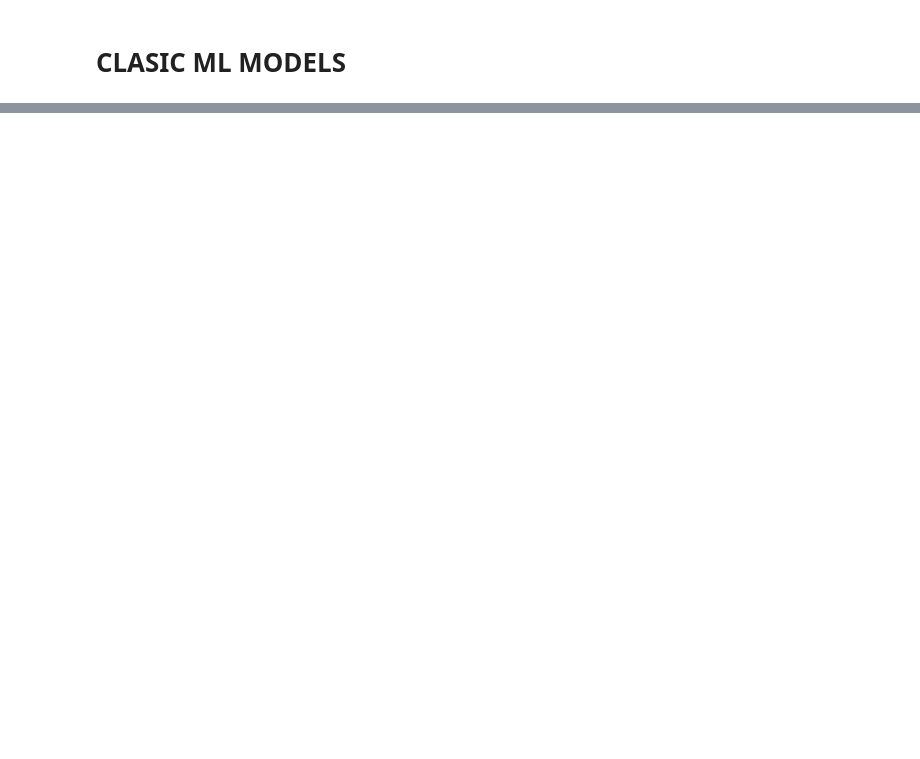
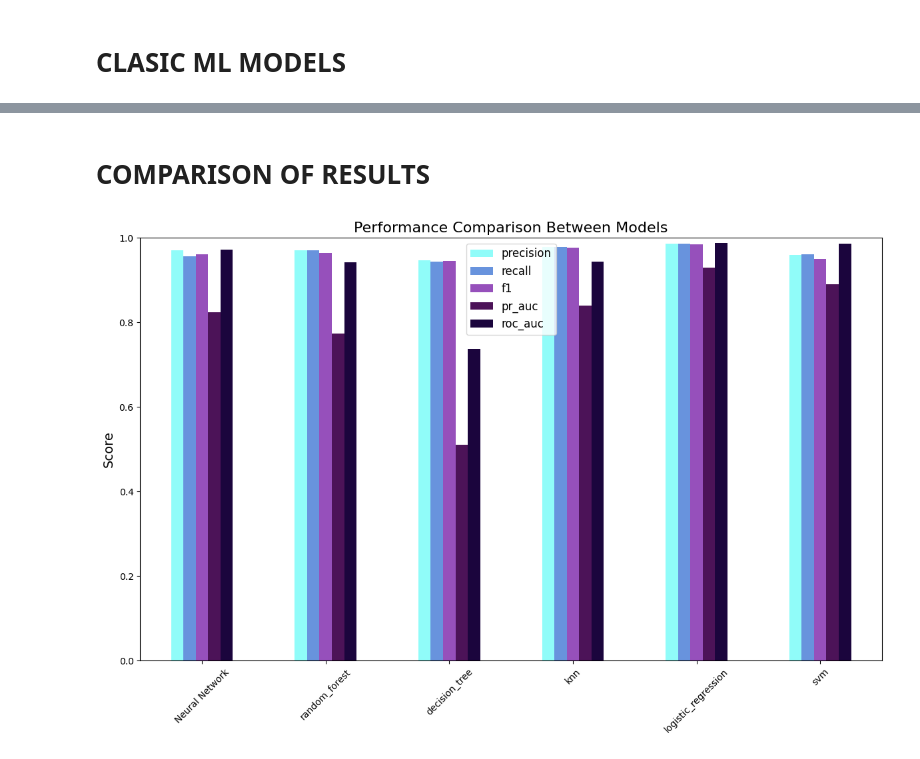
Before and after one commit to dtx1007/tfg_24_25, a Jupyter notebook: prototypes/torch_nn.ipynb, the cells around one changed output, grey strips where cells are left out. Saved outputs shown, nothing was run; the diff lists cells and outputs as text; code cells hidden in the pictures; blank space fills up the shorter version.

Commit message:
Añadidas métricas de evaluación de los modelos y gráficas de comparación.

```diff
--- a/prototypes/torch_nn.ipynb
+++ b/prototypes/torch_nn.ipynb
@@ -245,7 +244,7 @@ model = model.to(device)
 # Training loop
 model.train()
 for epoch in range(EPOCHS):
-    total_loss = 0
+    epoch_train_loss = 0
     for seq_feats, scalars, label in loader:
         # Move data to device
         seq_feats = {k: v.to(device) for k, v in seq_feats.items()}
@@ -258,8 +257,8 @@ for epoch in range(EPOCHS):
         loss = criterion(logits, label)
         loss.backward()
         optimizer.step()
-        total_loss += loss.item()
+        epoch_train_loss += loss.item()
 
-    print(f"Epoch {epoch + 1}/{EPOCHS} — Loss: {total_loss / len(loader):.4f}")
+    print(f"Epoch {epoch + 1}/{EPOCHS} — Loss: {epoch_train_loss / len(loader):.4f}")
 # %% [output]
 Using device: cuda
@@ -624,11 +690,10 @@ print(f"Extracted embeddings shape: {X.shape}, Labels shape: {y.shape}")
 models = {
     "random_forest": RandomForestClassifier(n_estimators=100, random_state=42),
     "decision_tree": DecisionTreeClassifier(random_state=42),
-    "knn": KNeighborsClassifier(n_neighbors=5)
+    "knn": KNeighborsClassifier(n_neighbors=5),
+    "logistic_regression": LogisticRegression(max_iter=1000, random_state=42),
+    "svm": SVC(probability=True, random_state=42),
 }
-
-# Train classical models on the extracted embeddings
-classic_results = train_classical_models(models, X, y)
 
 # Train classical models using cross-validation
 cv_results = train_classical_models_cv(models, X, y, cv=5)
@@ -680,3 +720,62 @@ for name, model in models.items():
 # Load the classical models
 for name in models.keys():
     models[name] = joblib.load(f"./classic_models/{name}_model.pkl")
+# %% [markdown]
+# COMPARISON OF RESULTS
+# %%
+import matplotlib.pyplot as plt
+import seaborn as sns
+
+%matplotlib inline
+plt.rcParams['figure.figsize'] = (14, 8)
+# %%
+# Organize results for plotting
+def prepare_metrics_for_comparison(nn_results, classic_results):
+    # Neural Network data - average metrics across folds
+    nn_metrics = {
+        'precision': np.mean(nn_results['precision']),
+        'recall': np.mean(nn_results['recall']),
+        'f1': np.mean(nn_results['f1']),
+        'pr_auc': np.mean(nn_results['pr_auc']),
+        'roc_auc': np.mean(nn_results['roc_auc']),
+        'model_size': np.mean(nn_results['model_size'])
+    }
+
+    # Classical models data - average metrics across folds for each model
+    classic_metrics = {}
+    for model_name, results in classic_results.items():
+        classic_metrics[model_name] = {
+            'precision': np.mean(results['precision']),
+            'recall': np.mean(results['recall']),
+            'f1': np.mean(results['f1']),
+            'pr_auc': np.mean(results['pr_auc']),
+            'roc_auc': np.mean(results['roc_auc']),
+            'model_size': np.mean(results['model_size'])
+        }
+
+    # Combine all results
+    all_models = {'Neural Network': nn_metrics}
+    all_models.update(classic_metrics)
+
+    return all_models
+
+# Prepare data
+all_models = prepare_metrics_for_comparison(nn_fold_results, cv_results)
+
+# Convert to DataFrame for easier plotting
+df_metrics = pd.DataFrame.from_dict(all_models, orient='index')
+
+# Plot performance metrics for all models
+metrics_to_plot = ['precision', 'recall', 'f1', 'pr_auc', 'roc_auc']
+
+fig, ax = plt.subplots(figsize=(12, 8))
+df_metrics[metrics_to_plot].plot(kind='bar', ax=ax, color=['#1B053D', '#6893dd', '#9650BB', '#4C1358', '#90fcf9'])
+plt.title('Performance Comparison Between Models', fontsize=16)
+plt.ylabel('Score', fontsize=14)
+plt.ylim(0, 1.0)
+plt.xticks(rotation=45)
+plt.legend(fontsize=12)
+plt.tight_layout()
+plt.show()
+# %% [output]
+[figure, added]
```
Also changed, not shown: parts of 20 cells of this notebook, 3 other files.
